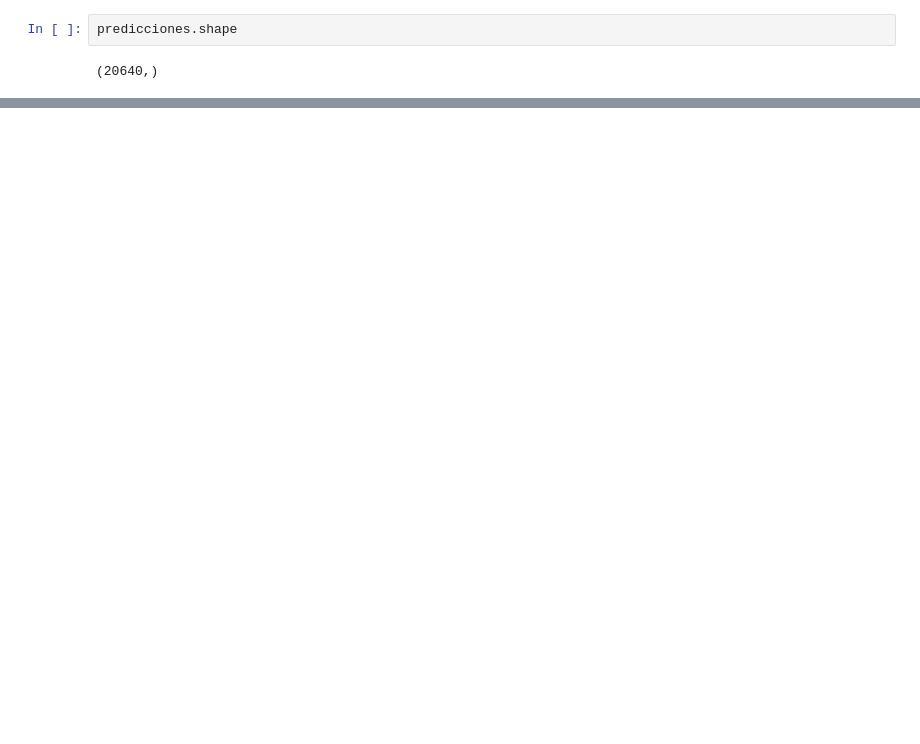
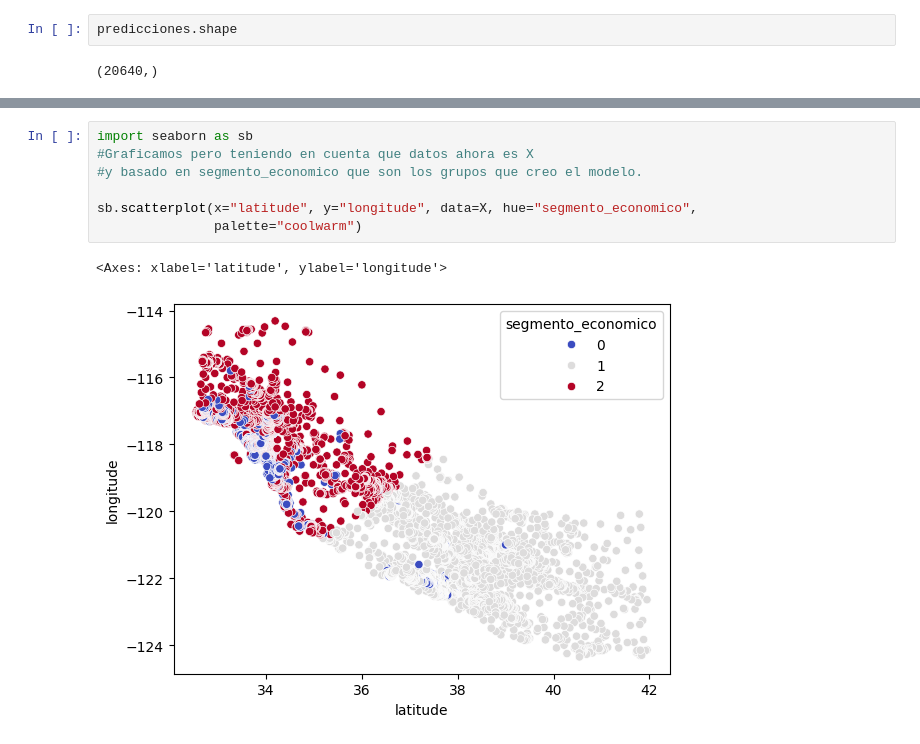
Before and after one commit to QuantumZeroAR/Capacitacion_AI, a Jupyter notebook: C6.0_Clusterizacion_K_Means.ipynb, the cells around one changed output, grey strips where cells are left out. Saved outputs shown, nothing was run; the diff lists cells and outputs as text; blank space fills up the shorter version.

```diff
--- a/C6.0_Clusterizacion_K_Means.ipynb
+++ b/C6.0_Clusterizacion_K_Means.ipynb
@@ -104,0 +146,10 @@ X
+# %%
+import seaborn as sb
+#Graficamos pero teniendo en cuenta que datos ahora es X
+#y basado en segmento_economico que son los grupos que creo el modelo.
+
+sb.scatterplot(x="latitude", y="longitude", data=X, hue="segmento_economico",
+               palette="coolwarm")
+# %% [output]
+<Axes: xlabel='latitude', ylabel='longitude'>
+[figure, added]
```
Also changed, not shown: parts of 20 cells of this notebook.
